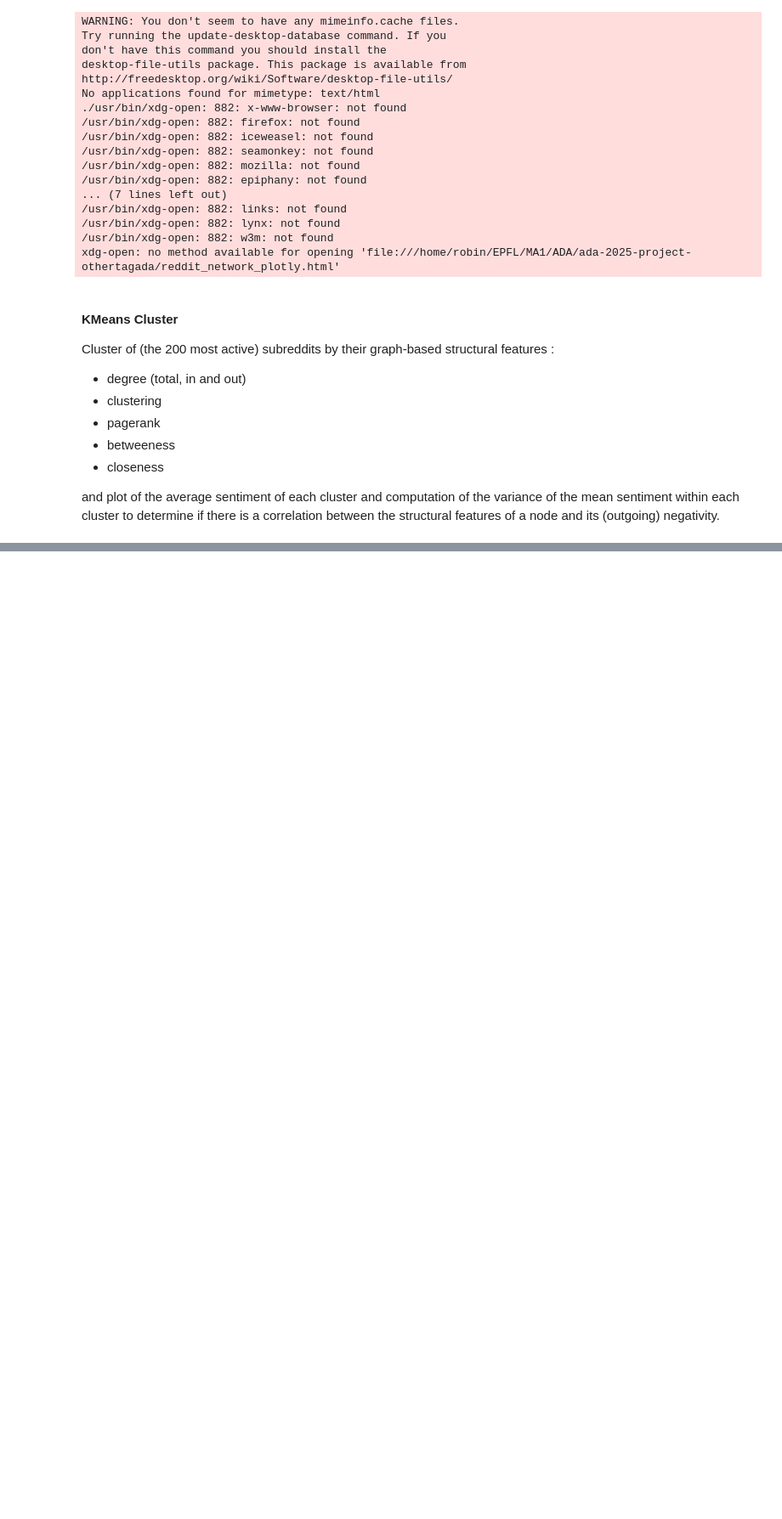
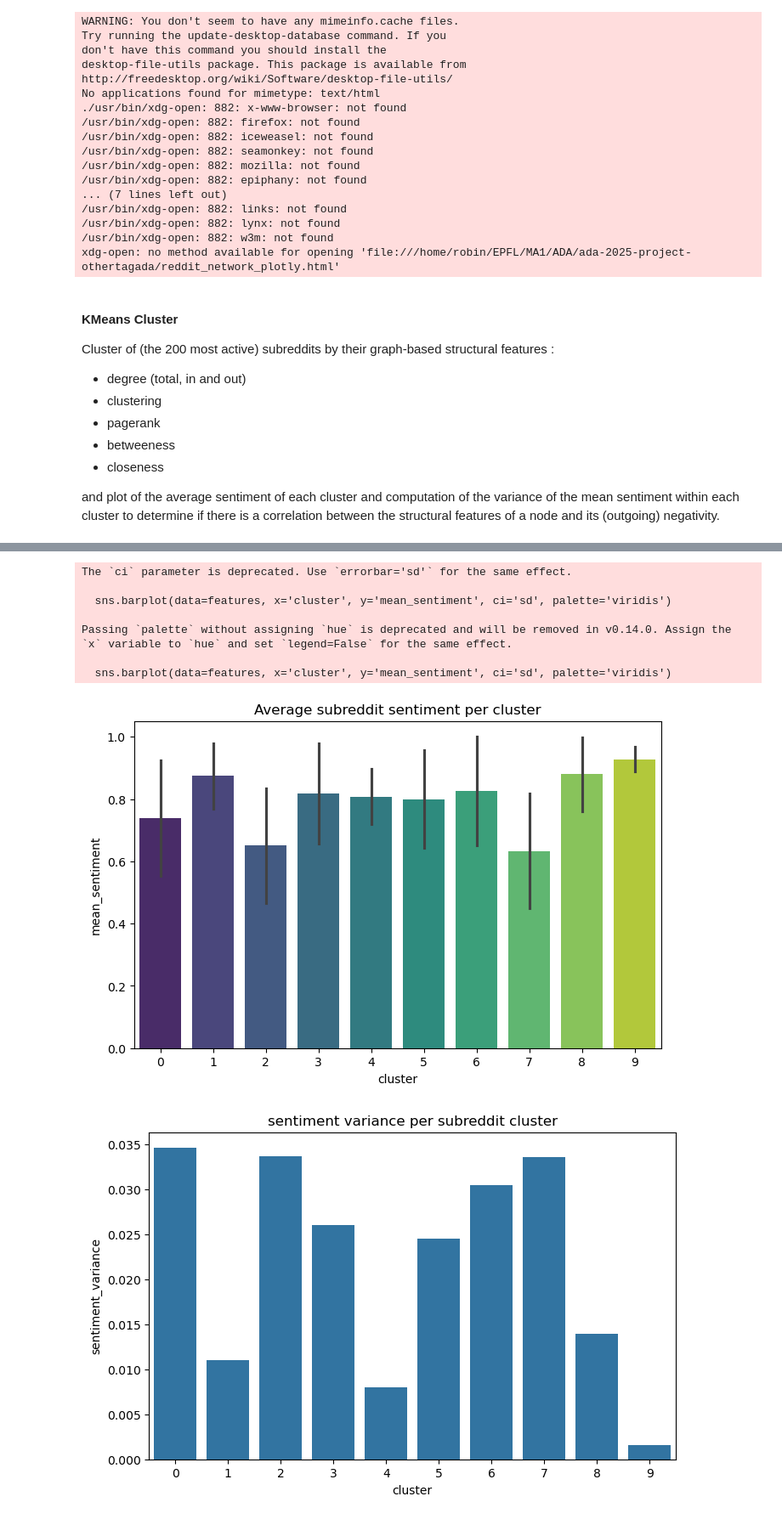
Before and after one commit to epfl-ada/ada-2025-project-othertagada, a Jupyter notebook: results.ipynb, the cells around one changed output, grey strips where cells are left out. Shown at 85% size. Cells and saved outputs as stored; diff of their text form; code cells hidden in the pictures; blank space fills up the shorter version.

```diff
--- a/results.ipynb
+++ b/results.ipynb
@@ -149,3 +149,16 @@ Cluster of (the 200 most active) subreddits by their graph-based structural feat
 * closeness
 
 and plot of the average sentiment of each cluster and computation of the variance of the mean sentiment within each cluster to determine if there is a correlation between the structural features of a node and its (outgoing) negativity.
+# %%
+nb_active_subreddits = 200
+
+G = compute_core_subgraph(data, nb_active_subreddits)
+features = extract_graph_features(G)
+
+n_clusters = 10
+features, kmeans_model = kmeans_cluster_graph_features(features, n_clusters)
+features, cluster_variance = mean_sentiment_per_subreddit_in_graph(G, data, features)
+
+plot_average_sentiment_per_cluster(features)
+plot_cluster_sentiment_variance(cluster_variance)
+# %% [output]
@@ -151,0 +180,9 @@ and plot of the average sentiment of each cluster and computation of the varianc
+The `ci` parameter is deprecated. Use `errorbar='sd'` for the same effect.
+
+  sns.barplot(data=features, x='cluster', y='mean_sentiment', ci='sd', palette='viridis')
+
+Passing `palette` without assigning `hue` is deprecated and will be removed in v0.14.0. Assign the `x` variable to `hue` and set `legend=False` for the same effect.
+
+  sns.barplot(data=features, x='cluster', y='mean_sentiment', ci='sd', palette='viridis')
+[figure, added]
+[figure, added]
```
Also changed, not shown: parts of 1 cell of this notebook, 2 other files.
